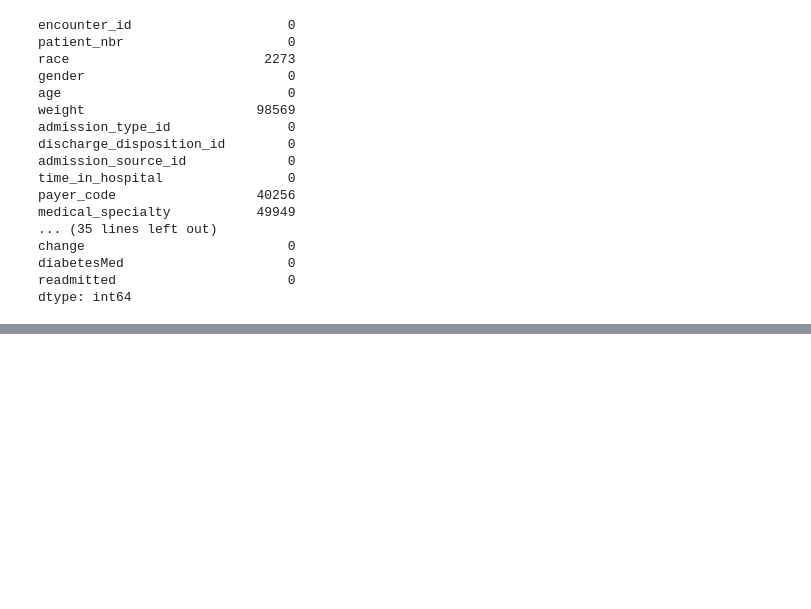
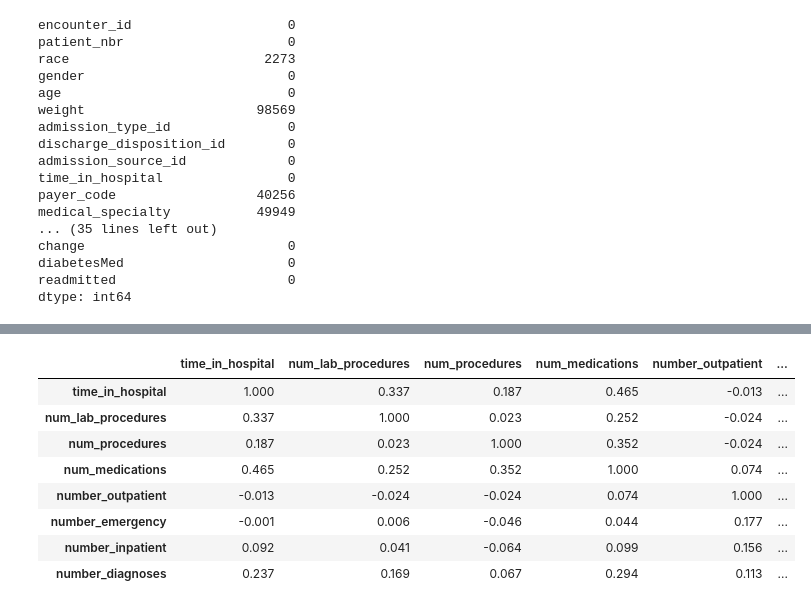
Before and after one commit to Erdos-Projects/fall-2026-hospital-readmission-for-diabetes, a Jupyter notebook: eda_and_cleaning.ipynb, the cells around one changed output, grey strips where cells are left out. Cells and saved outputs as stored; diff of their text form; code cells hidden in the pictures; blank space fills up the shorter version.

Commit message:
Correlation

```diff
--- a/eda_and_cleaning.ipynb
+++ b/eda_and_cleaning.ipynb
@@ -89,0 +89,28 @@ dtype: object
+# %%
+dtypes = df.dtypes
+
+#Gather all numerical columns into a list
+numeric_col = []
+
+i = 0
+while i < len(dtypes):
+    if dtypes.iloc[i] == 'int64':
+        numeric_col.append(dtypes.index[i])
+    i = i + 1
+
+#numeric_col
+# %%
+#Spearman correlation. To see if the numeric columns have a monotonic relationship.
+
+correlations = df[numeric_col].corr(method = 'spearman')
+correlations.round(3)
+# %% [output]
+|  | time_in_hospital | num_lab_procedures | num_procedures | num_medications | number_outpatient | ... |
+| time_in_hospital | 1.000 | 0.337 | 0.187 | 0.465 | -0.013 | ... |
+| num_lab_procedures | 0.337 | 1.000 | 0.023 | 0.252 | -0.024 | ... |
+| num_procedures | 0.187 | 0.023 | 1.000 | 0.352 | -0.024 | ... |
+| num_medications | 0.465 | 0.252 | 0.352 | 1.000 | 0.074 | ... |
+| number_outpatient | -0.013 | -0.024 | -0.024 | 0.074 | 1.000 | ... |
+| number_emergency | -0.001 | 0.006 | -0.046 | 0.044 | 0.177 | ... |
+| number_inpatient | 0.092 | 0.041 | -0.064 | 0.099 | 0.156 | ... |
+| number_diagnoses | 0.237 | 0.169 | 0.067 | 0.294 | 0.113 | ... |
```
Also changed, not shown: parts of 4 cells of this notebook, 1 other file.
